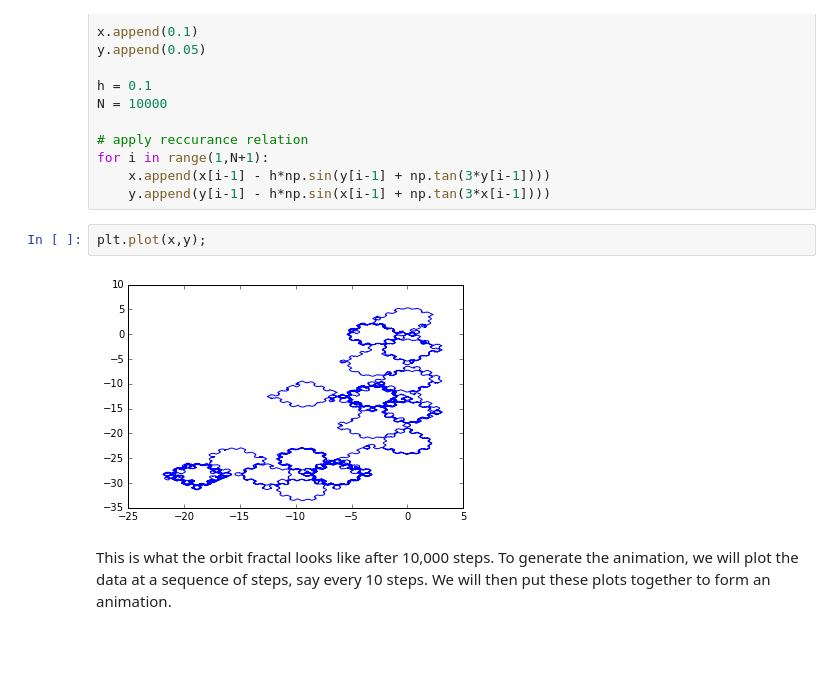
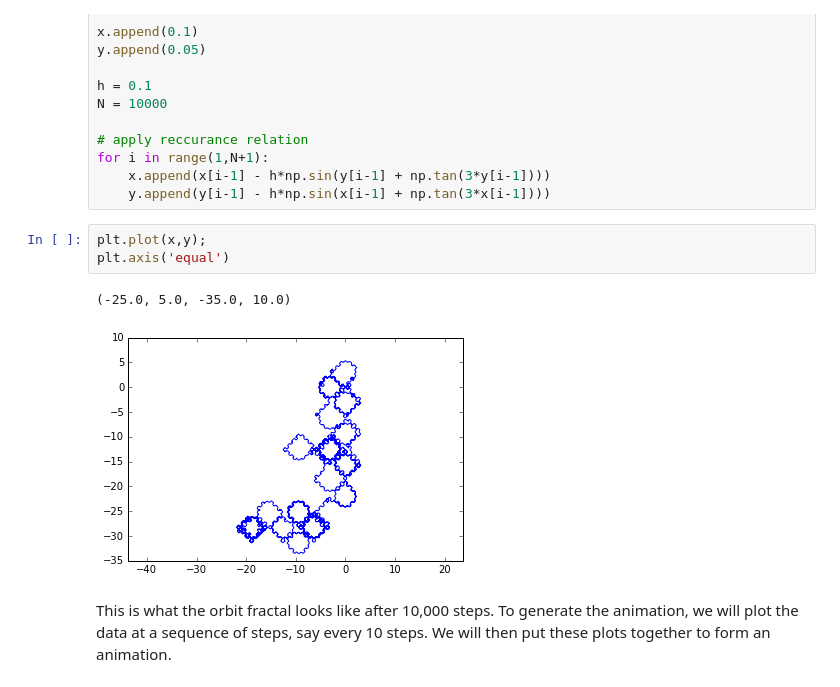
Before and after one commit to lukasbystricky/ISC-3313, a Jupyter notebook: lectures/chapter5/2-functions.ipynb, the cells around one changed output. Drawn from its saved outputs; the diff is of its cells as text; blank space fills up the shorter version.

```diff
--- a/lectures/chapter5/2-functions.ipynb
+++ b/lectures/chapter5/2-functions.ipynb
@@ -631,8 +631,10 @@ for i in range(1,N+1):
     y.append(y[i-1] - h*np.sin(x[i-1] + np.tan(3*x[i-1])))
 # %%
 plt.plot(x,y);
+plt.axis('equal')
 # %% [output]
+(-25.0, 5.0, -35.0, 10.0)
-[figure, old version]
+[figure, new version]
 # %% [markdown]
 This is what the orbit fractal looks like after 10,000 steps. To generate the animation, we will plot the data at a sequence of steps, say every 10 steps. We will then put these plots together to form an animation.
 # %% [markdown]
```
Also changed, not shown: parts of 32 cells of this notebook.
